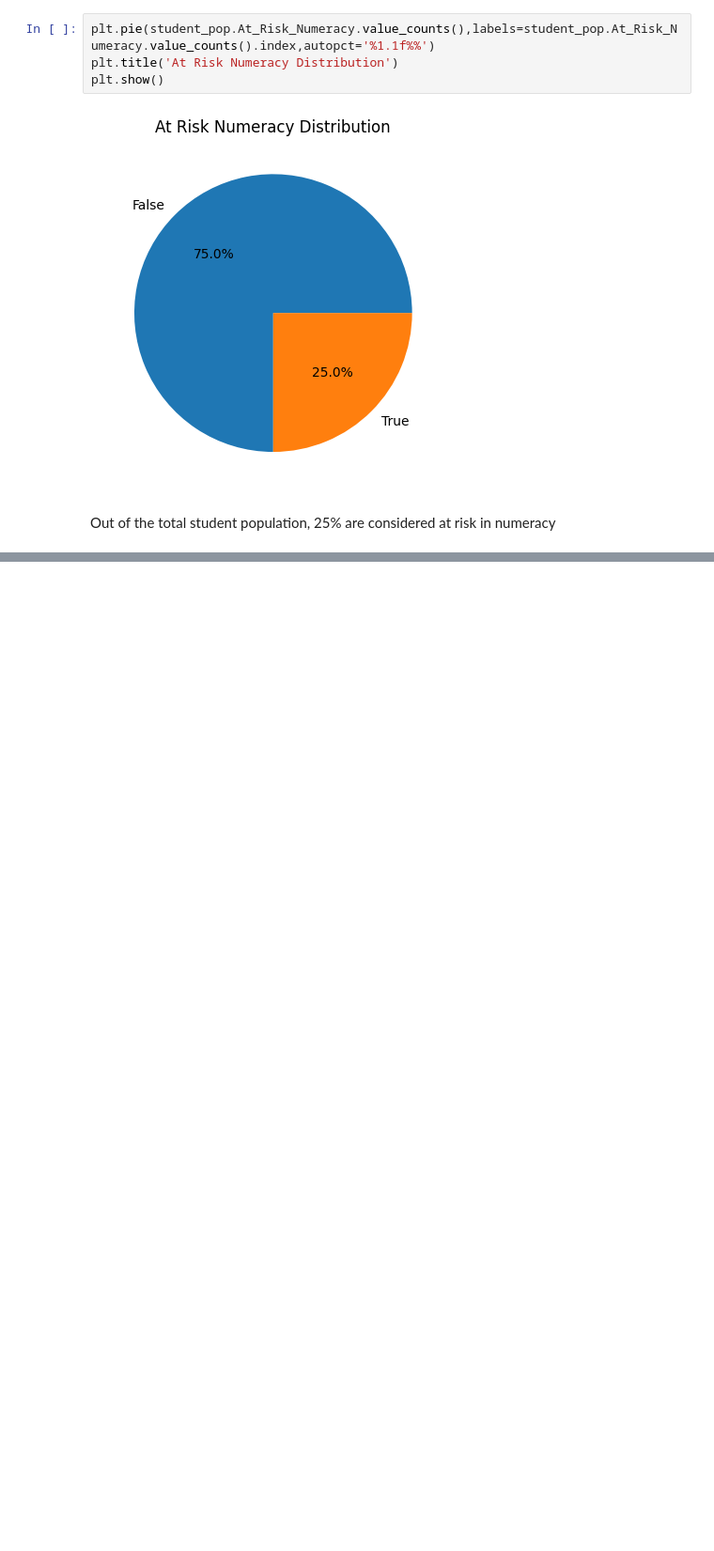
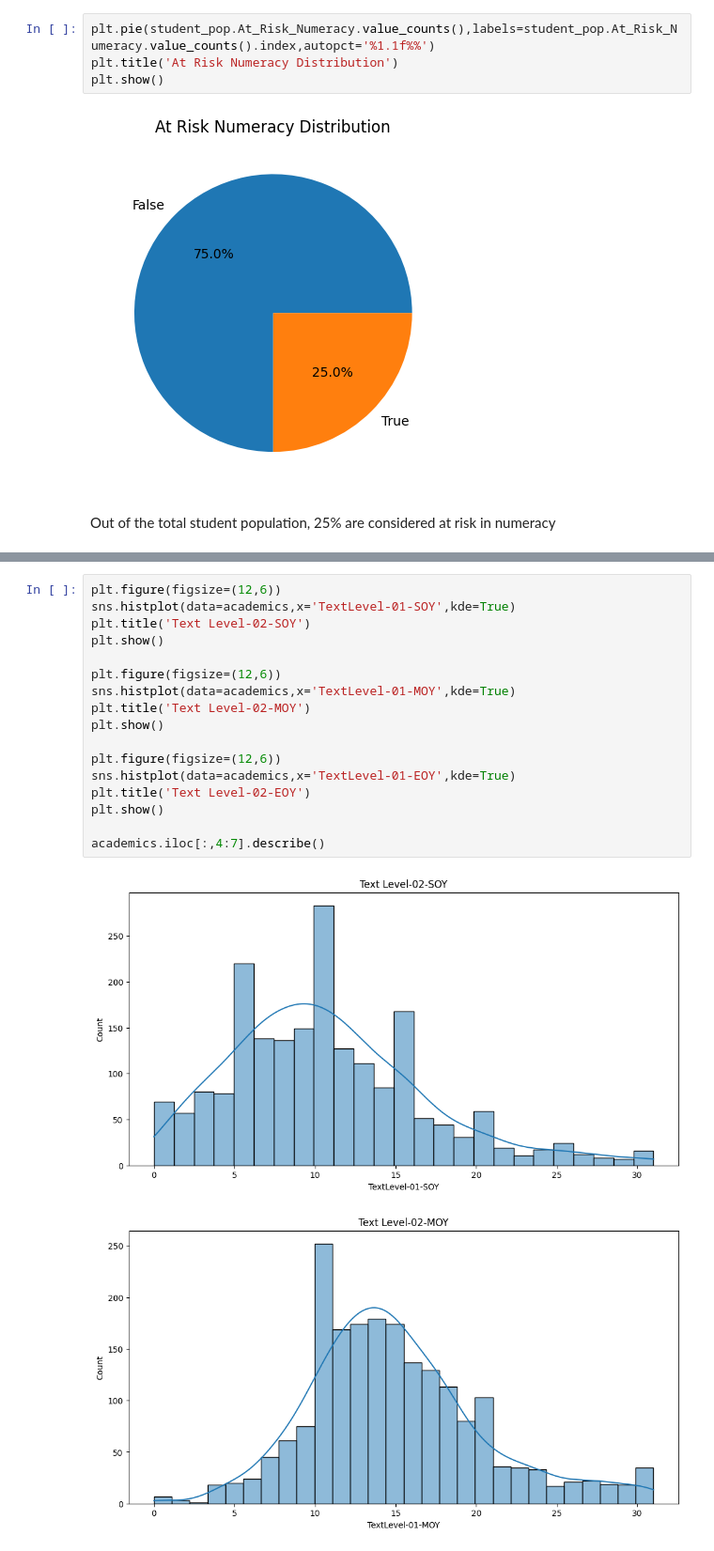
Before and after one commit to anshumbanga/Projects, a Jupyter notebook: LA4_SCHOOL/LA4 Schools Exploratory Data Analysis.ipynb, the cells around one changed output, grey strips where cells are left out. Shown at 94% size. Saved outputs shown, nothing was run; the diff lists cells and outputs as text; blank space fills up the shorter version.

```diff
--- a/LA4_SCHOOL/LA4 Schools Exploratory Data Analysis.ipynb
+++ b/LA4_SCHOOL/LA4 Schools Exploratory Data Analysis.ipynb
@@ -367,0 +447,20 @@ academics.head()
+# %%
+plt.figure(figsize=(12,6))
+sns.histplot(data=academics,x='TextLevel-01-SOY',kde=True)
+plt.title('Text Level-02-SOY')
+plt.show()
+
+plt.figure(figsize=(12,6))
+sns.histplot(data=academics,x='TextLevel-01-MOY',kde=True)
+plt.title('Text Level-02-MOY')
+plt.show()
+
+plt.figure(figsize=(12,6))
+sns.histplot(data=academics,x='TextLevel-01-EOY',kde=True)
+plt.title('Text Level-02-EOY')
+plt.show()
+
+academics.iloc[:,4:7].describe()
+# %% [output]
+[figure, added]
+[figure, added]
```
Also changed, not shown: parts of 9 cells of this notebook.
